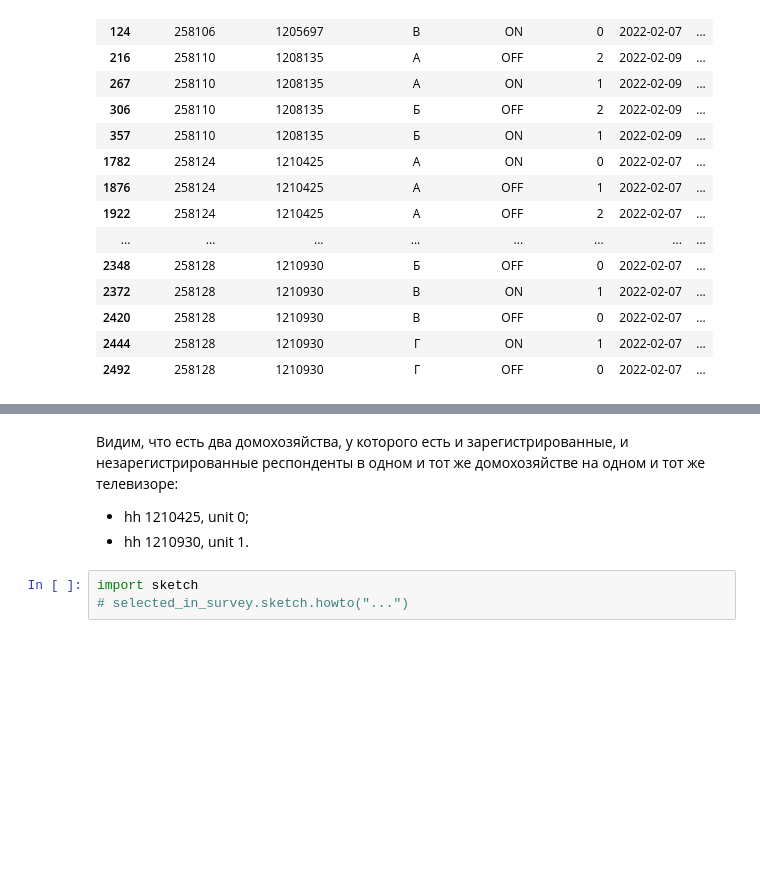
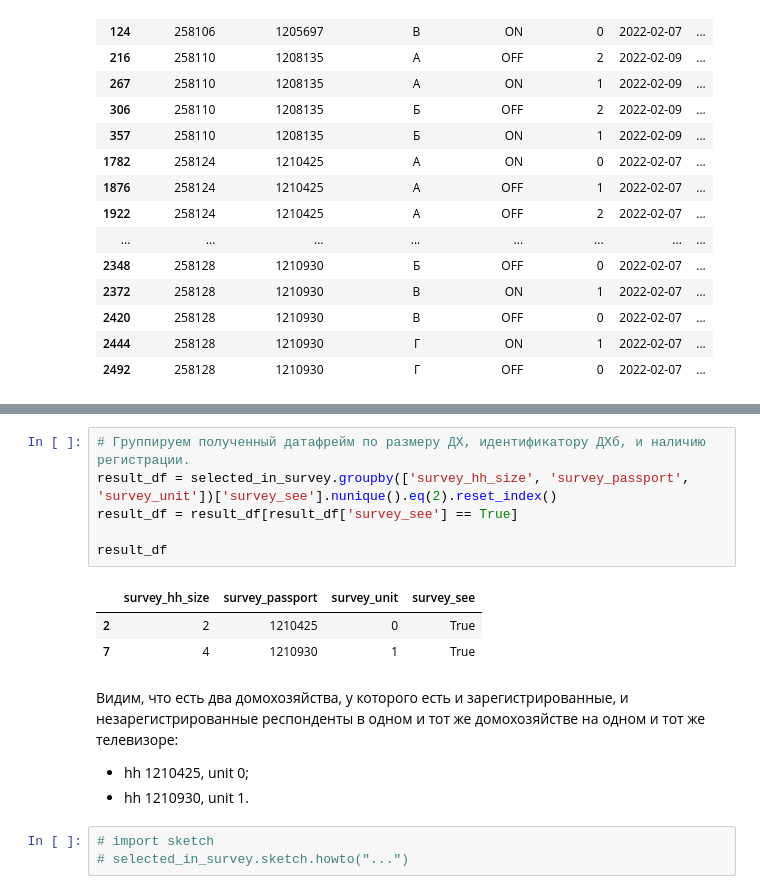
Before and after one commit to viktorlov/Mediascope, a Jupyter notebook: main.ipynb, the cells around one changed output, grey strips where cells are left out. Drawn from its saved outputs; the diff is of its cells as text; blank space fills up the shorter version.

```diff
--- a/main.ipynb
+++ b/main.ipynb
@@ -203,8 +182,18 @@ Name: survey_passport, dtype: int64
+# %%
+# Группируем полученный датафрейм по размеру ДХ, идентификатору ДХб, и наличию регистрации.
+result_df = selected_in_survey.groupby(['survey_hh_size', 'survey_passport', 'survey_unit'])['survey_see'].nunique().eq(2).reset_index()
+result_df = result_df[result_df['survey_see'] == True]
+
+result_df
+# %% [output]
+|  | survey_hh_size | survey_passport | survey_unit | survey_see |
+| 2 | 2 | 1210425 | 0 | True |
+| 7 | 4 | 1210930 | 1 | True |
 # %% [markdown]
 Видим, что есть два домохозяйства, у которого есть и зарегистрированные, и незарегистрированные респонденты в одном и тот же домохозяйстве на одном и тот же телевизоре:
 
 - hh 1210425, unit 0;
 - hh 1210930, unit 1.
 # %%
-import sketch
+# import sketch
 # selected_in_survey.sketch.howto("...")
```
Also changed, not shown: parts of 1 cell of this notebook.
